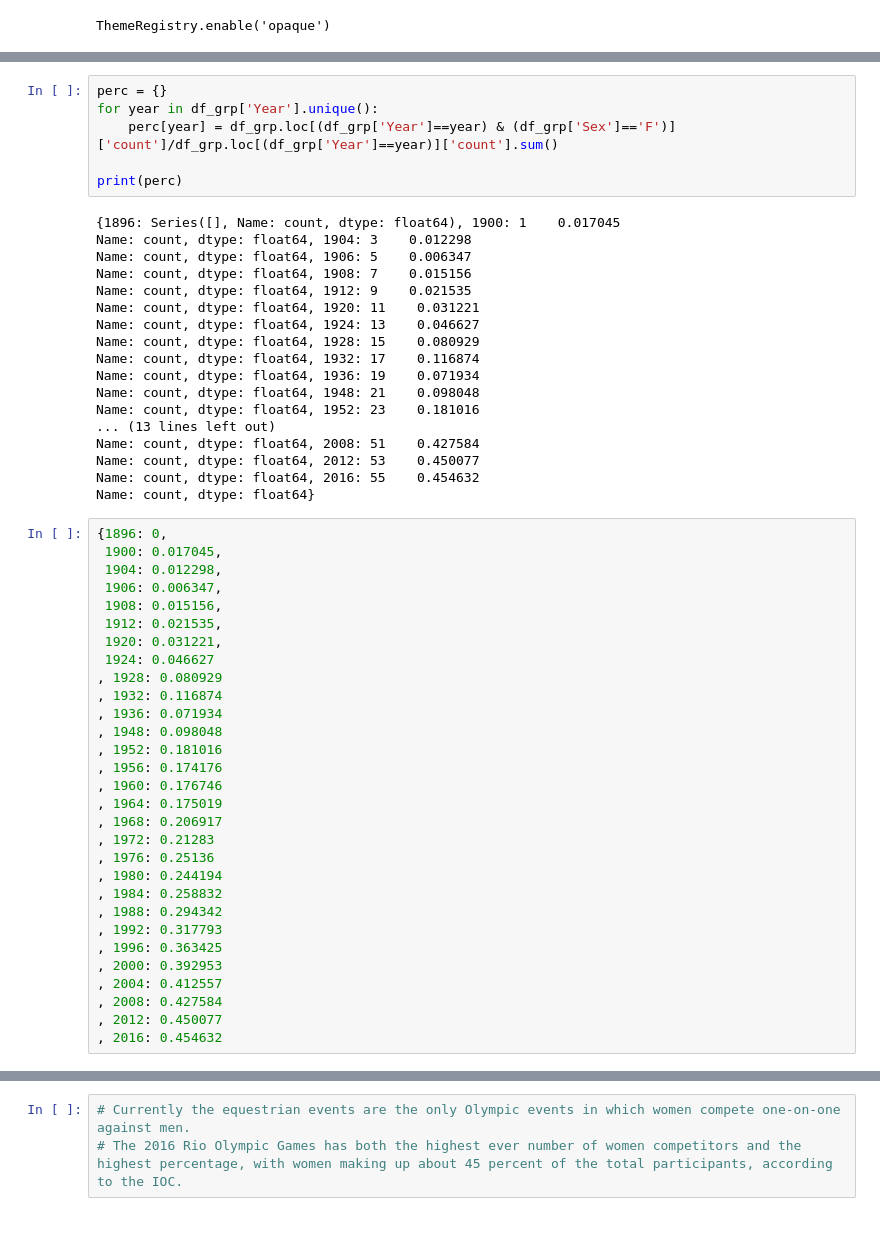
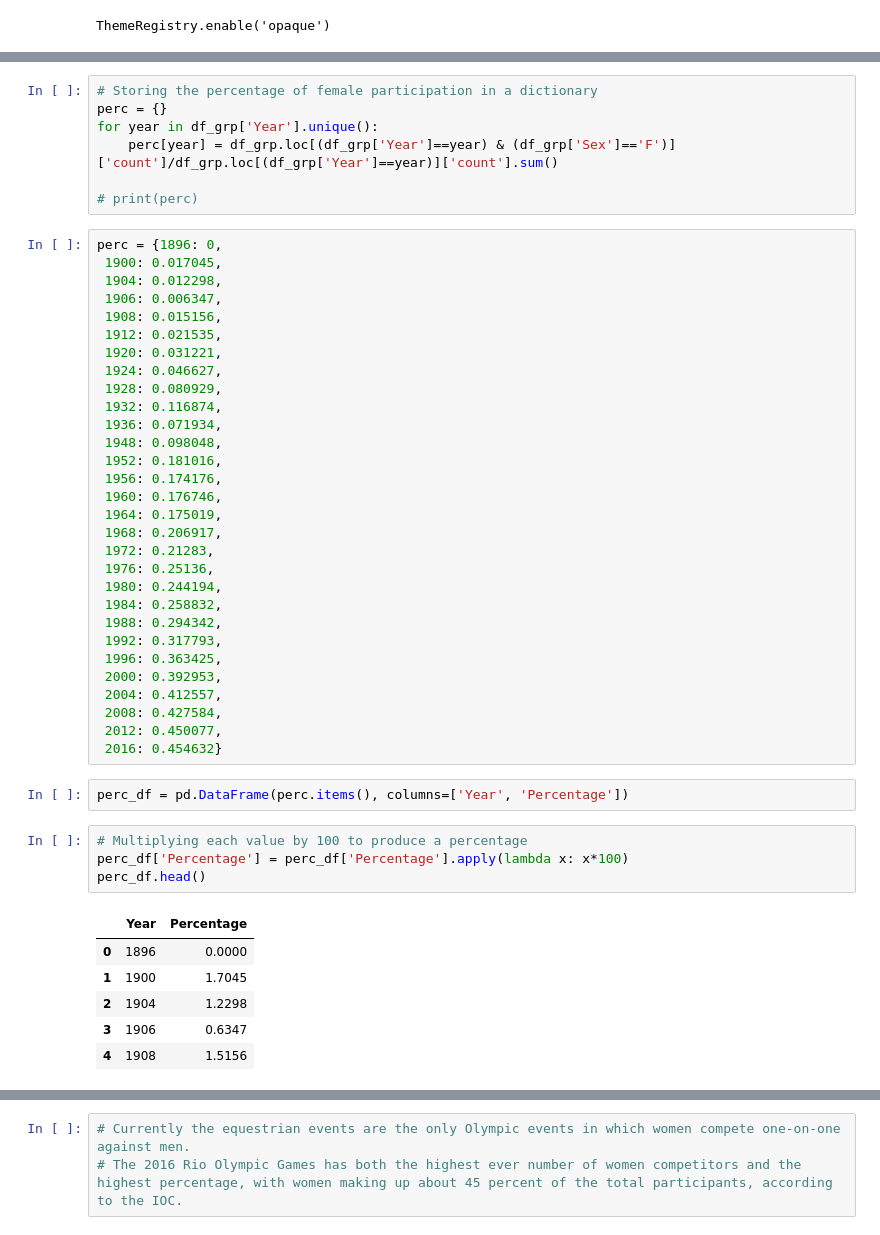
Before and after one commit to sarthakbatragatech/OlympicViz, a Jupyter notebook: 4. Gender.ipynb, the cells around one changed output, grey strips where cells are left out. Cells and saved outputs as stored; diff of their text form.

```diff
--- a/4. Gender.ipynb
+++ b/4. Gender.ipynb
@@ -45,56 +46,52 @@ df_grp.head()
 | 3 | 1904 | F | 16 |
 | 4 | 1904 | M | 1285 |
 # %%
+# Storing the percentage of female participation in a dictionary
 perc = {}
 for year in df_grp['Year'].unique():
     perc[year] = df_grp.loc[(df_grp['Year']==year) & (df_grp['Sex']=='F')]['count']/df_grp.loc[(df_grp['Year']==year)]['count'].sum()
 
-print(perc)
+# print(perc)
-# %% [output]
-{1896: Series([], Name: count, dtype: float64), 1900: 1    0.017045
-Name: count, dtype: float64, 1904: 3    0.012298
-Name: count, dtype: float64, 1906: 5    0.006347
-Name: count, dtype: float64, 1908: 7    0.015156
-Name: count, dtype: float64, 1912: 9    0.021535
-Name: count, dtype: float64, 1920: 11    0.031221
-Name: count, dtype: float64, 1924: 13    0.046627
-Name: count, dtype: float64, 1928: 15    0.080929
-Name: count, dtype: float64, 1932: 17    0.116874
-Name: count, dtype: float64, 1936: 19    0.071934
-Name: count, dtype: float64, 1948: 21    0.098048
-Name: count, dtype: float64, 1952: 23    0.181016
-... (13 lines left out)
-Name: count, dtype: float64, 2008: 51    0.427584
-Name: count, dtype: float64, 2012: 53    0.450077
-Name: count, dtype: float64, 2016: 55    0.454632
-Name: count, dtype: float64}
 # %%
-{1896: 0,
+perc = {1896: 0,
  1900: 0.017045,
  1904: 0.012298,
  1906: 0.006347,
  1908: 0.015156,
  1912: 0.021535,
  1920: 0.031221,
- 1924: 0.046627
-, 1928: 0.080929
-, 1932: 0.116874
-, 1936: 0.071934
-, 1948: 0.098048
-, 1952: 0.181016
-, 1956: 0.174176
-, 1960: 0.176746
-, 1964: 0.175019
-, 1968: 0.206917
-, 1972: 0.21283
-, 1976: 0.25136
-, 1980: 0.244194
-, 1984: 0.258832
-, 1988: 0.294342
-, 1992: 0.317793
-, 1996: 0.363425
-, 2000: 0.392953
-, 2004: 0.412557
-, 2008: 0.427584
-, 2012: 0.450077
-, 2016: 0.454632
+ 1924: 0.046627,
+ 1928: 0.080929,
+ 1932: 0.116874,
+ 1936: 0.071934,
+ 1948: 0.098048,
+ 1952: 0.181016,
+ 1956: 0.174176,
+ 1960: 0.176746,
+ 1964: 0.175019,
+ 1968: 0.206917,
+ 1972: 0.21283,
+ 1976: 0.25136,
+ 1980: 0.244194,
+ 1984: 0.258832,
+ 1988: 0.294342,
+ 1992: 0.317793,
+ 1996: 0.363425,
+ 2000: 0.392953,
+ 2004: 0.412557,
+ 2008: 0.427584,
+ 2012: 0.450077,
+ 2016: 0.454632}
+# %%
+perc_df = pd.DataFrame(perc.items(), columns=['Year', 'Percentage'])
+# %%
+# Multiplying each value by 100 to produce a percentage
+perc_df['Percentage'] = perc_df['Percentage'].apply(lambda x: x*100)
+perc_df.head()
+# %% [output]
+|  | Year | Percentage |
+| 0 | 1896 | 0.0000 |
+| 1 | 1900 | 1.7045 |
+| 2 | 1904 | 1.2298 |
+| 3 | 1906 | 0.6347 |
+| 4 | 1908 | 1.5156 |
```
Also changed, not shown: parts of 16 cells of this notebook, 3 other files.
